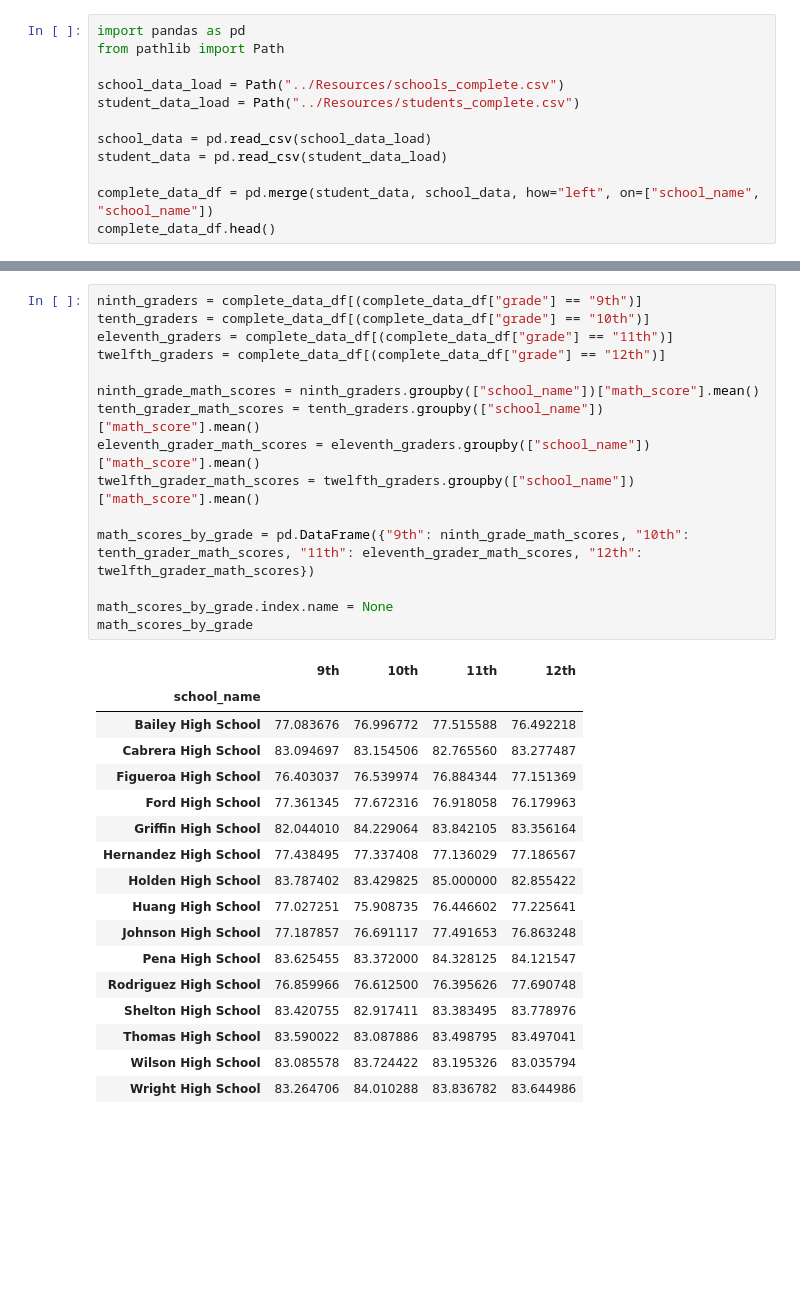
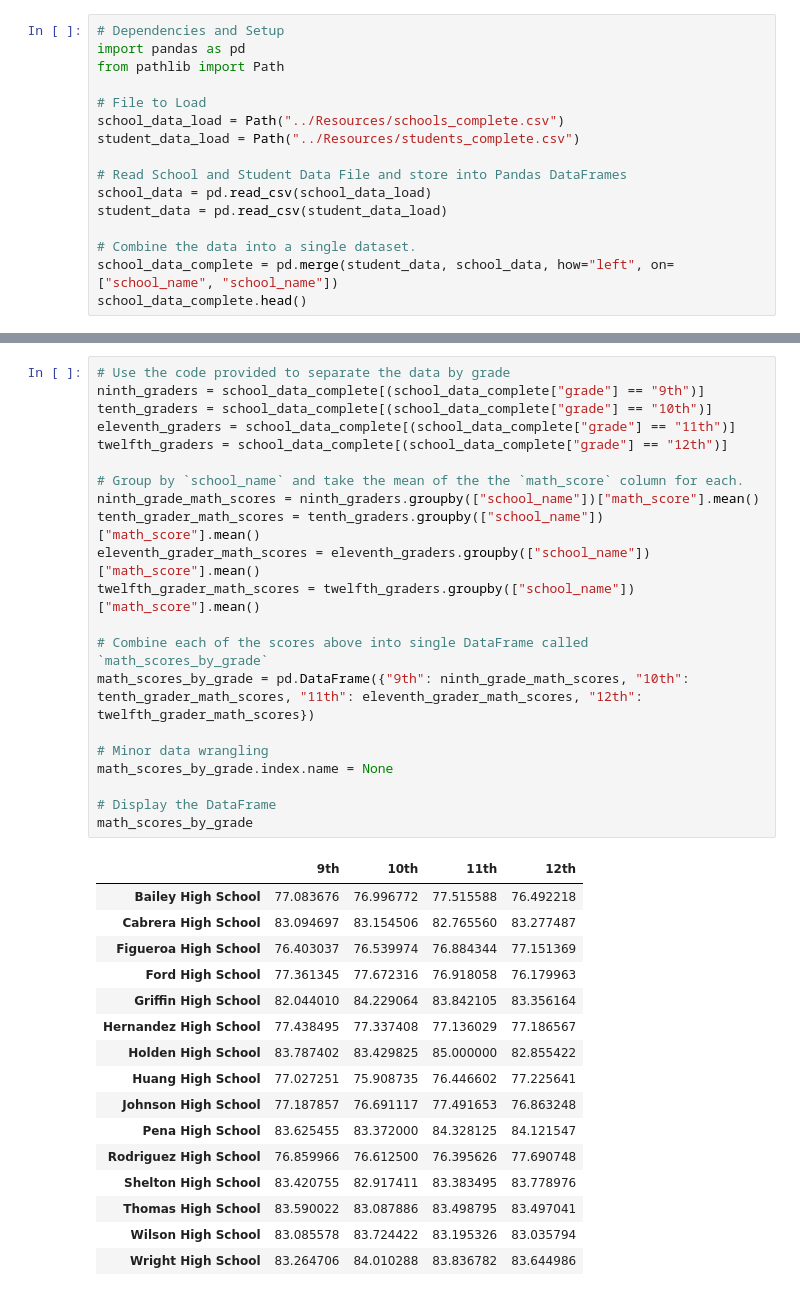
Before and after one commit to Mandia12/Pandas-Challenge, a Jupyter notebook: PyCitySchools/SchoolData.ipynb, the cells around one changed output, grey strips where cells are left out. Saved outputs shown, nothing was run; the diff lists cells and outputs as text; blank space fills up the shorter version.

```diff
--- a/PyCitySchools/SchoolData.ipynb
+++ b/PyCitySchools/SchoolData.ipynb
@@ -1,15 +1,19 @@
 # %%
+# Dependencies and Setup
 import pandas as pd
 from pathlib import Path
 
+# File to Load
 school_data_load = Path("../Resources/schools_complete.csv")
 student_data_load = Path("../Resources/students_complete.csv")
 
+# Read School and Student Data File and store into Pandas DataFrames
 school_data = pd.read_csv(school_data_load)
 student_data = pd.read_csv(student_data_load)
 
-complete_data_df = pd.merge(student_data, school_data, how="left", on=["school_name", "school_name"])
-complete_data_df.head()
+# Combine the data into a single dataset.
+school_data_complete = pd.merge(student_data, school_data, how="left", on=["school_name", "school_name"])
+school_data_complete.head()
 # %% [output]
 |  | Student ID | student_name | gender | grade | school_name | reading_score | math_score | School ID | ... |
 | 0 | 0 | Paul Bradley | M | 9th | Huang High School | 66 | 79 | 0 | ... |
@@ -155,21 +184,26 @@ bottom_schools.head(5)
 # %%
-ninth_graders = complete_data_df[(complete_data_df["grade"] == "9th")]
-tenth_graders = complete_data_df[(complete_data_df["grade"] == "10th")]
-eleventh_graders = complete_data_df[(complete_data_df["grade"] == "11th")]
-twelfth_graders = complete_data_df[(complete_data_df["grade"] == "12th")]
+# Use the code provided to separate the data by grade
+ninth_graders = school_data_complete[(school_data_complete["grade"] == "9th")]
+tenth_graders = school_data_complete[(school_data_complete["grade"] == "10th")]
+eleventh_graders = school_data_complete[(school_data_complete["grade"] == "11th")]
+twelfth_graders = school_data_complete[(school_data_complete["grade"] == "12th")]
 
+# Group by `school_name` and take the mean of the the `math_score` column for each.
 ninth_grade_math_scores = ninth_graders.groupby(["school_name"])["math_score"].mean()
 tenth_grader_math_scores = tenth_graders.groupby(["school_name"])["math_score"].mean()
 eleventh_grader_math_scores = eleventh_graders.groupby(["school_name"])["math_score"].mean()
 twelfth_grader_math_scores = twelfth_graders.groupby(["school_name"])["math_score"].mean()
 
+# Combine each of the scores above into single DataFrame called `math_scores_by_grade`
 math_scores_by_grade = pd.DataFrame({"9th": ninth_grade_math_scores, "10th": tenth_grader_math_scores, "11th": eleventh_grader_math_scores, "12th": twelfth_grader_math_scores})
 
+# Minor data wrangling
 math_scores_by_grade.index.name = None
+
+# Display the DataFrame
 math_scores_by_grade
 # %% [output]
 |  | 9th | 10th | 11th | 12th |
-| school_name |  |  |  |  |
 | Bailey High School | 77.083676 | 76.996772 | 77.515588 | 76.492218 |
 | Cabrera High School | 83.094697 | 83.154506 | 82.765560 | 83.277487 |
 | Figueroa High School | 76.403037 | 76.539974 | 76.884344 | 77.151369 |
```
Also changed, not shown: parts of 32 cells of this notebook.
